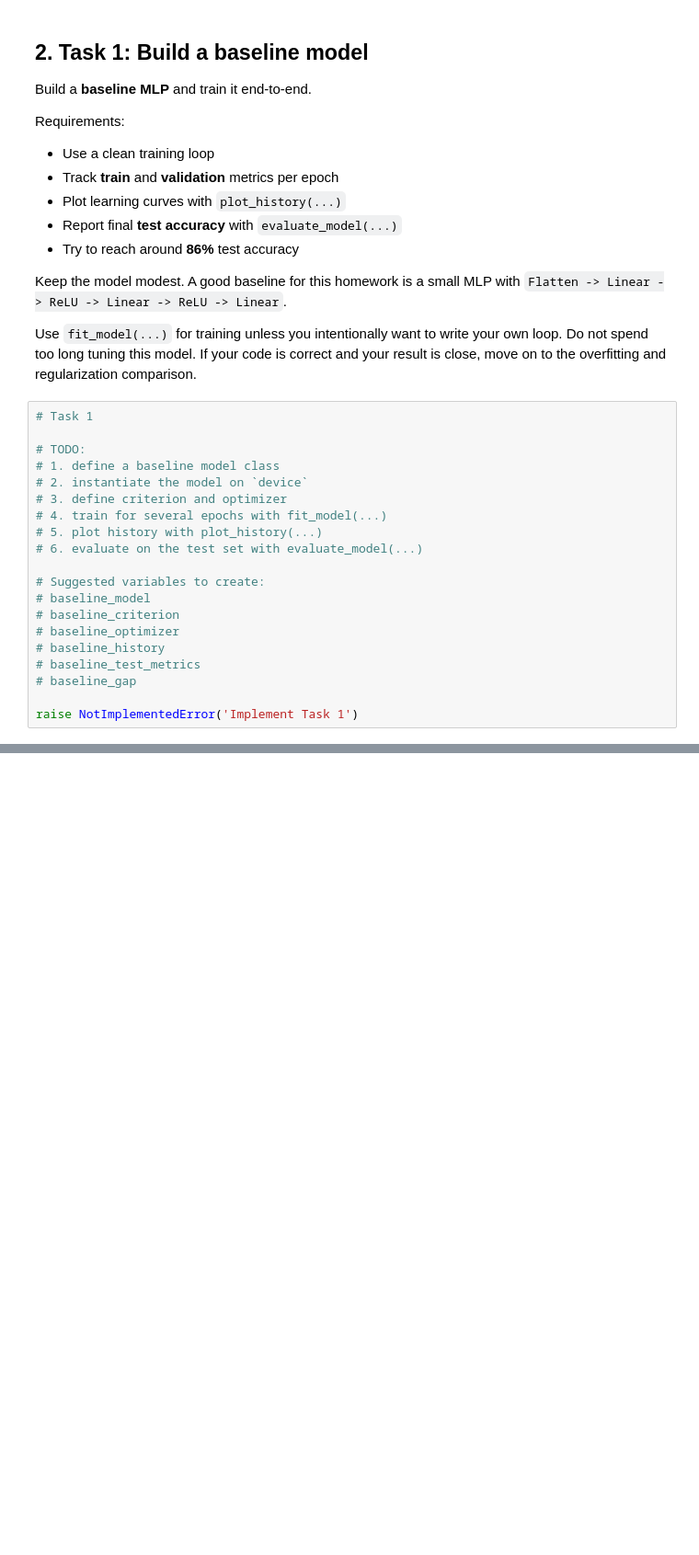
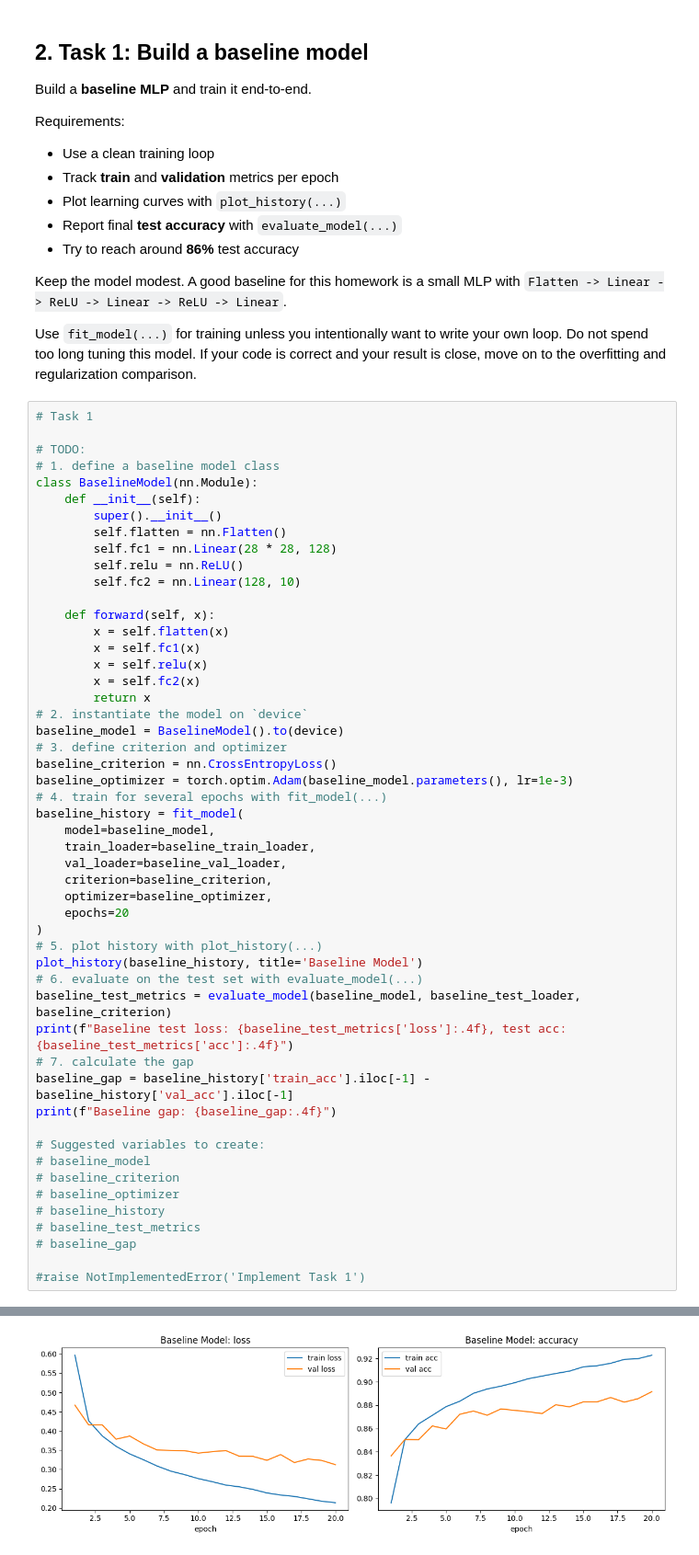
Before and after one commit to Reddonut-cyber/Intro_To_Deep_Learning, a Jupyter notebook: Homework/homework01_overfitting.ipynb, the cells around one changed output, grey strips where cells are left out. Shown at 92% size. Cells and saved outputs as stored; diff of their text form; blank space fills up the shorter version.

```diff
--- a/Homework/homework01_overfitting.ipynb
+++ b/Homework/homework01_overfitting.ipynb
@@ -311,11 +332,42 @@ Use `fit_model(...)` for training unless you intentionally want to write your ow
 
 # TODO:
 # 1. define a baseline model class
+class BaselineModel(nn.Module):
+    def __init__(self):
+        super().__init__()
+        self.flatten = nn.Flatten()
+        self.fc1 = nn.Linear(28 * 28, 128)
+        self.relu = nn.ReLU()
+        self.fc2 = nn.Linear(128, 10)
+
+    def forward(self, x):
+        x = self.flatten(x)
+        x = self.fc1(x)
+        x = self.relu(x)
+        x = self.fc2(x)
+        return x
 # 2. instantiate the model on `device`
+baseline_model = BaselineModel().to(device)
 # 3. define criterion and optimizer
+baseline_criterion = nn.CrossEntropyLoss()
+baseline_optimizer = torch.optim.Adam(baseline_model.parameters(), lr=1e-3)
 # 4. train for several epochs with fit_model(...)
+baseline_history = fit_model(
+    model=baseline_model,
+    train_loader=baseline_train_loader,
+    val_loader=baseline_val_loader,
+    criterion=baseline_criterion,
+    optimizer=baseline_optimizer,
+    epochs=20
+)
 # 5. plot history with plot_history(...)
+plot_history(baseline_history, title='Baseline Model')
 # 6. evaluate on the test set with evaluate_model(...)
+baseline_test_metrics = evaluate_model(baseline_model, baseline_test_loader, baseline_criterion)
+print(f"Baseline test loss: {baseline_test_metrics['loss']:.4f}, test acc: {baseline_test_metrics['acc']:.4f}")
+# 7. calculate the gap
+baseline_gap = baseline_history['train_acc'].iloc[-1] - baseline_history['val_acc'].iloc[-1]
+print(f"Baseline gap: {baseline_gap:.4f}")
 
 # Suggested variables to create:
 # baseline_model
@@ -325,4 +377,5 @@ Use `fit_model(...)` for training unless you intentionally want to write your ow
 # baseline_test_metrics
 # baseline_gap
 
-raise NotImplementedError('Implement Task 1')
+#raise NotImplementedError('Implement Task 1')
+# %% [output]
@@ -328,0 +402 @@ raise NotImplementedError('Implement Task 1')
+[figure, added]
```
Also changed, not shown: parts of 13 cells of this notebook, 8 other files.
